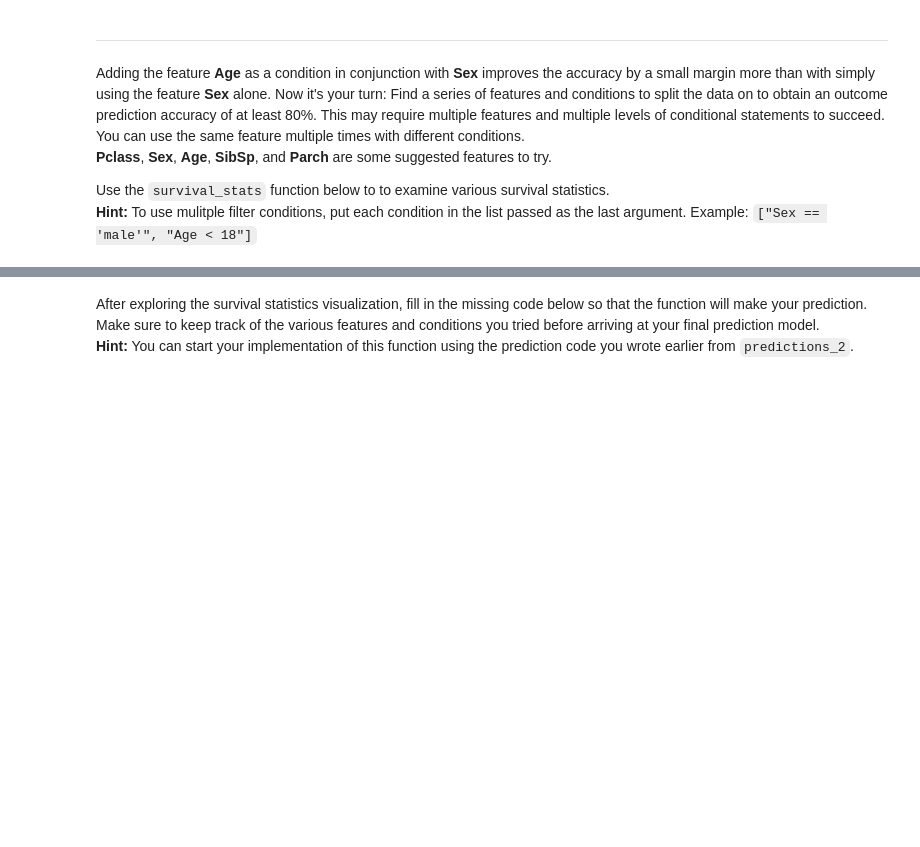
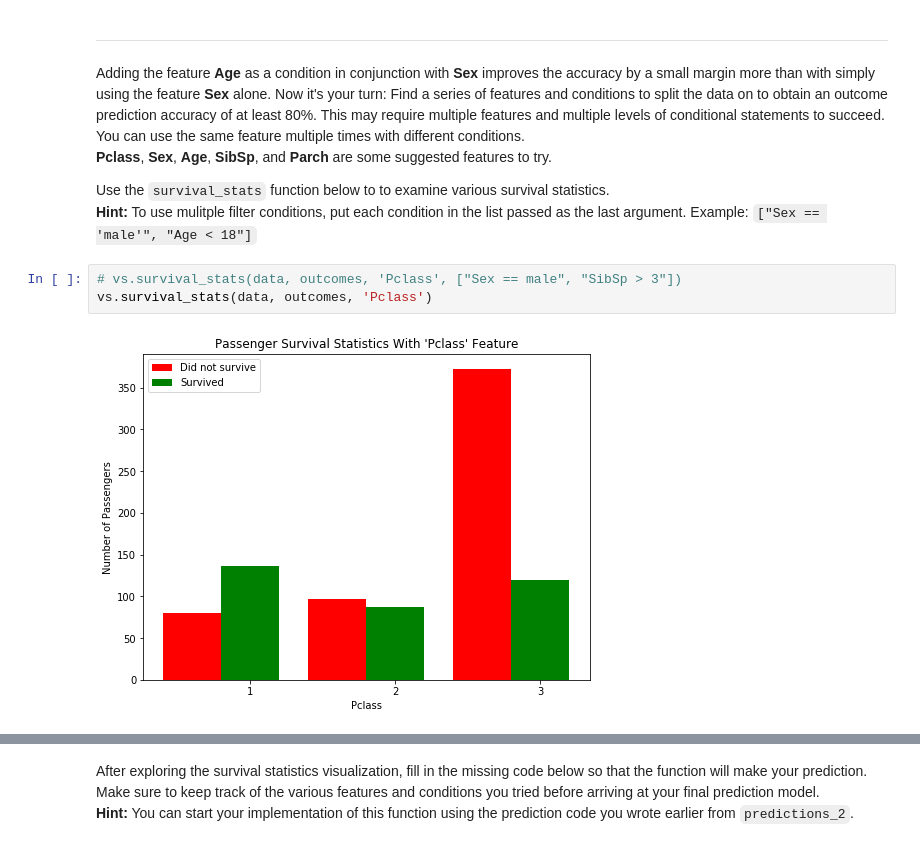
Before and after one commit to palpen/udacity_ml_engineer_projects, a Jupyter notebook: titanic_survival_exploration/titanic_survival_exploration.ipynb, the cells around one changed output, grey strips where cells are left out. Saved outputs shown, nothing was run; the diff lists cells and outputs as text; blank space fills up the shorter version.

```diff
--- a/titanic_survival_exploration/titanic_survival_exploration.ipynb
+++ b/titanic_survival_exploration/titanic_survival_exploration.ipynb
@@ -194,3 +218,8 @@ Adding the feature **Age** as a condition in conjunction with **Sex** improves t
 
 Use the `survival_stats` function below to to examine various survival statistics.
 **Hint:** To use mulitple filter conditions, put each condition in the list passed as the last argument. Example: `["Sex == 'male'", "Age < 18"]`
+# %%
+# vs.survival_stats(data, outcomes, 'Pclass', ["Sex == male", "SibSp > 3"])
+vs.survival_stats(data, outcomes, 'Pclass')
+# %% [output]
+[figure, added]
```
Also changed, not shown: parts of 21 cells of this notebook.
